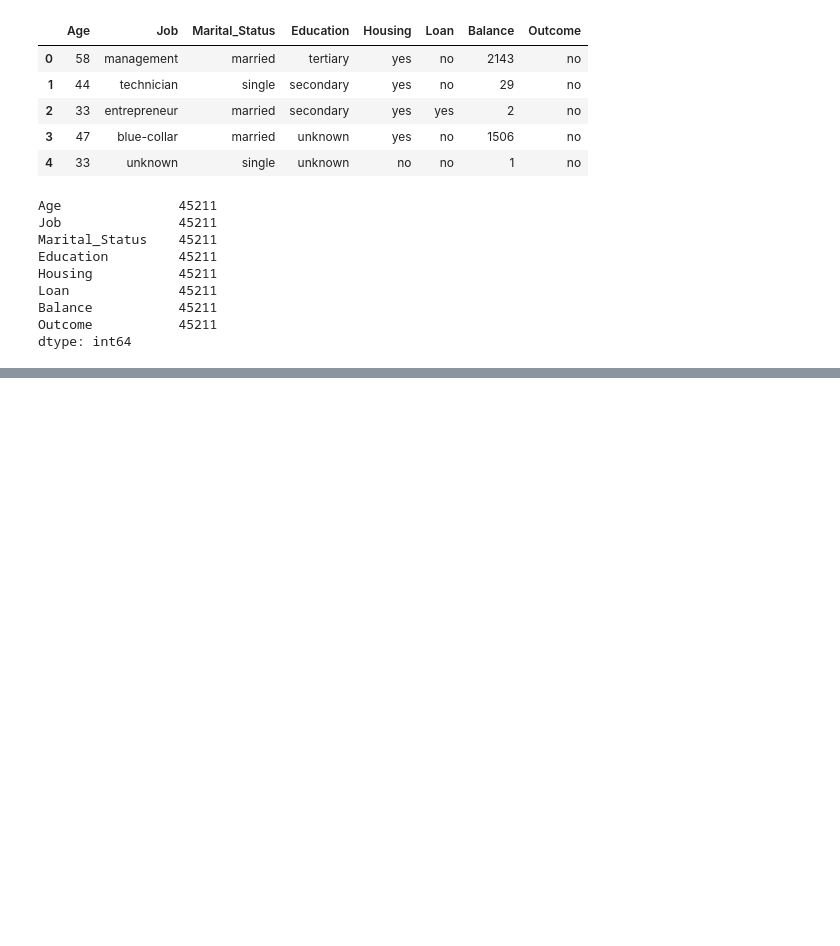
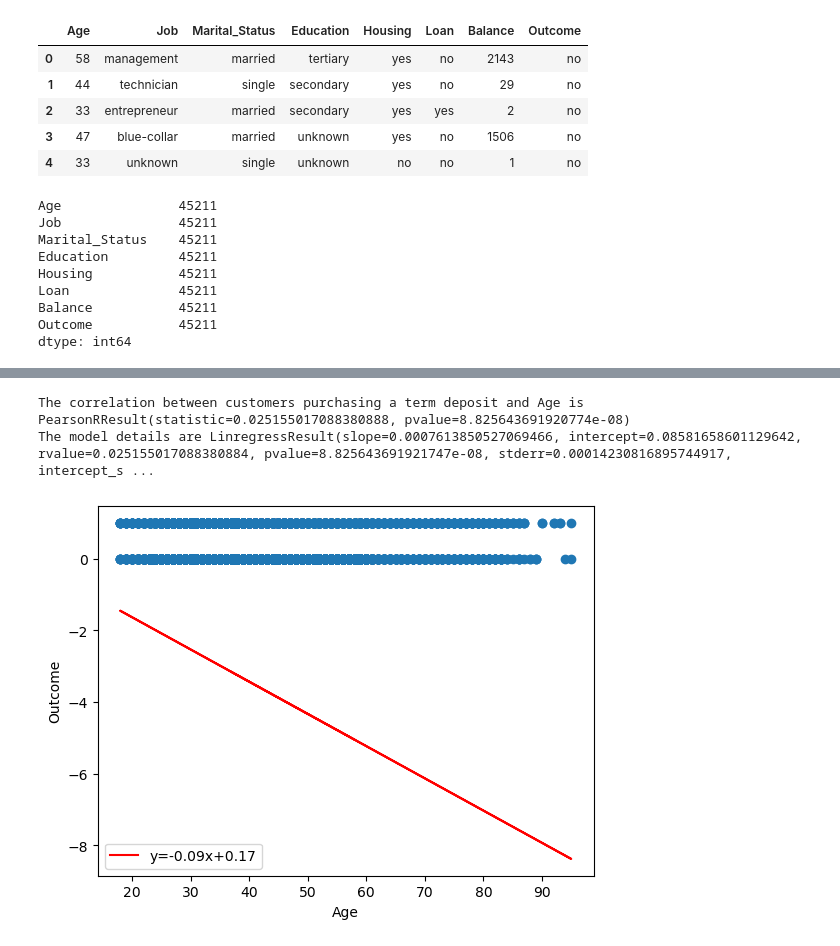
Before and after one commit to Prachi-Shah1002/Project_1, a Jupyter notebook: Main.ipynb, the cells around one changed output, grey strips where cells are left out. Cells and saved outputs as stored; diff of their text form; code cells hidden in the pictures; blank space fills up the shorter version.

```diff
--- a/Main.ipynb
+++ b/Main.ipynb
@@ -65,0 +205,25 @@ dtype: int64
+# %%
+# Updates the values of the dataset from "yes" to 1 and from "no" to 0
+train_data_df_updated = train_data_df.replace('yes',1)
+train_data_df_updated2 = train_data_df_updated.replace('no',0)
+train_data_df_updated2
+# Calculates pearsonr and model data
+corr=st.pearsonr(train_data_df_updated2['Age'],train_data_df_updated2['Outcome'])
+print(f"The correlation between customers purchasing a term deposit and Age is {corr}")
+model=st.linregress(train_data_df_updated2['Age'],train_data_df_updated2['Outcome'])
+print(f"The model details are {model}")
+# Taking the values from above output
+slope = -0.090
+intercept = 0.167
+line = slope*(train_data_df_updated2['Age'])+intercept
+# Creates the graph
+plt.scatter(train_data_df_updated2['Age'],train_data_df_updated2['Outcome'])
+plt.plot(train_data_df_updated2['Age'], line, 'r', label='y={:.2f}x+{:.2f}'.format(slope,intercept))
+plt.xlabel('Age')
+plt.ylabel('Outcome')
+plt.legend()
+plt.show()
+# %% [output]
+The correlation between customers purchasing a term deposit and Age is PearsonRResult(statistic=0.025155017088380888, pvalue=8.825643691920774e-08)
+The model details are LinregressResult(slope=0.0007613850527069466, intercept=0.08581658601129642, rvalue=0.025155017088380884, pvalue=8.825643691921747e-08, stderr=0.00014230816895744917, intercept_s ...
+[figure, added]
```
Also changed, not shown: parts of 16 cells of this notebook.
